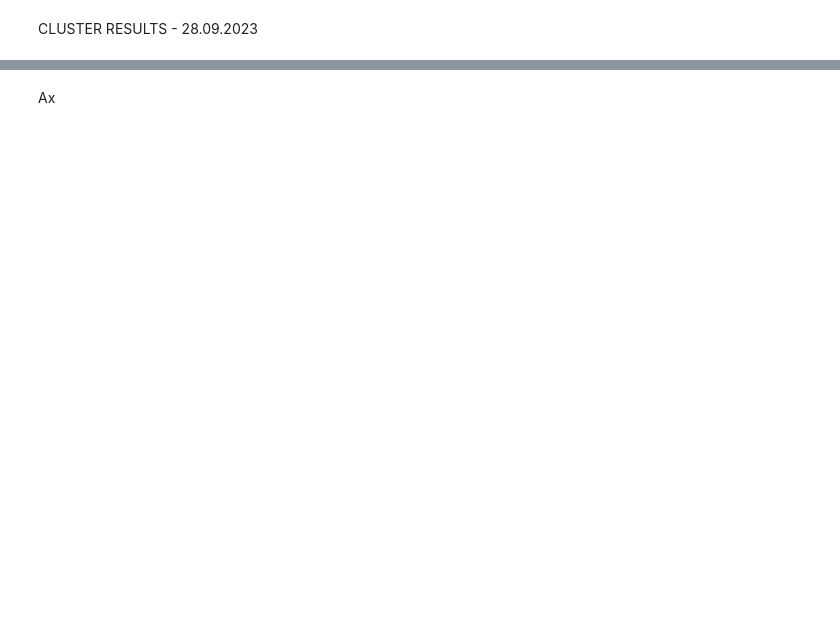
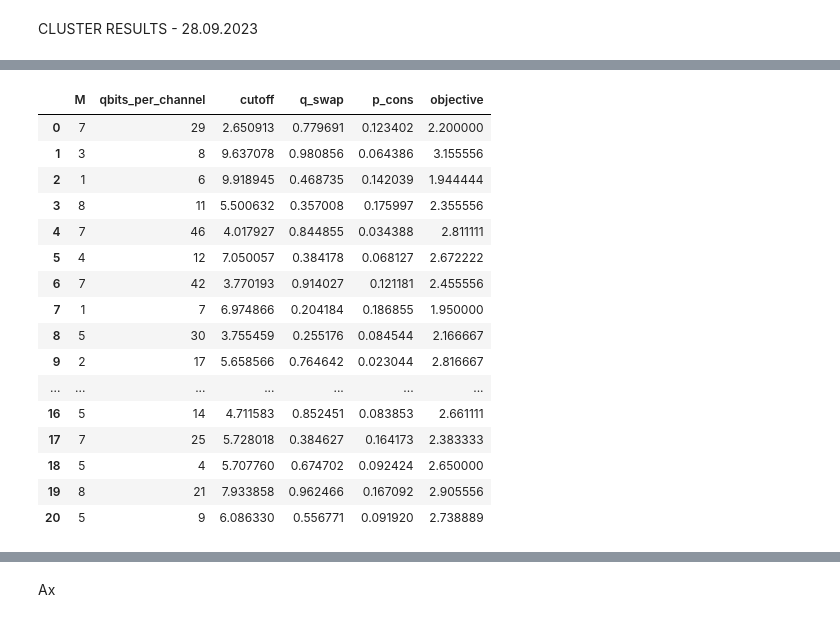
Before and after one commit to Luisenden/qnetsur, a Jupyter notebook: test.ipynb, the cells around one changed output, grey strips where cells are left out. Saved outputs shown, nothing was run; the diff lists cells and outputs as text; code cells hidden in the pictures; blank space fills up the shorter version.

```diff
--- a/test.ipynb
+++ b/test.ipynb
@@ -23,0 +109,23 @@ model, time, refmodel, xSA, ySA, timeSA = loaded_data
+# %%
+# surrogate optimization and simulated annealing
+with open('../surdata/SA_tree34_iter-20_objective-meanopt11-01-2023_03:58.pkl', 'rb') as file:
+    # Load the object from the file
+    sa_loaded_data = pickle.load(file)
+# %% [output]
+|  | M | qbits_per_channel | cutoff | q_swap | p_cons | objective |
+| 0 | 7 | 29 | 2.650913 | 0.779691 | 0.123402 | 2.200000 |
+| 1 | 3 | 8 | 9.637078 | 0.980856 | 0.064386 | 3.155556 |
+| 2 | 1 | 6 | 9.918945 | 0.468735 | 0.142039 | 1.944444 |
+| 3 | 8 | 11 | 5.500632 | 0.357008 | 0.175997 | 2.355556 |
+| 4 | 7 | 46 | 4.017927 | 0.844855 | 0.034388 | 2.811111 |
+| 5 | 4 | 12 | 7.050057 | 0.384178 | 0.068127 | 2.672222 |
+| 6 | 7 | 42 | 3.770193 | 0.914027 | 0.121181 | 2.455556 |
+| 7 | 1 | 7 | 6.974866 | 0.204184 | 0.186855 | 1.950000 |
+| 8 | 5 | 30 | 3.755459 | 0.255176 | 0.084544 | 2.166667 |
+| 9 | 2 | 17 | 5.658566 | 0.764642 | 0.023044 | 2.816667 |
+| ... | ... | ... | ... | ... | ... | ... |
+| 16 | 5 | 14 | 4.711583 | 0.852451 | 0.083853 | 2.661111 |
+| 17 | 7 | 25 | 5.728018 | 0.384627 | 0.164173 | 2.383333 |
+| 18 | 5 | 4 | 5.707760 | 0.674702 | 0.092424 | 2.650000 |
+| 19 | 8 | 21 | 7.933858 | 0.962466 | 0.167092 | 2.905556 |
+| 20 | 5 | 9 | 6.086330 | 0.556771 | 0.091920 | 2.738889 |
```
Also changed, not shown: parts of 29 cells of this notebook, 4 other files.
